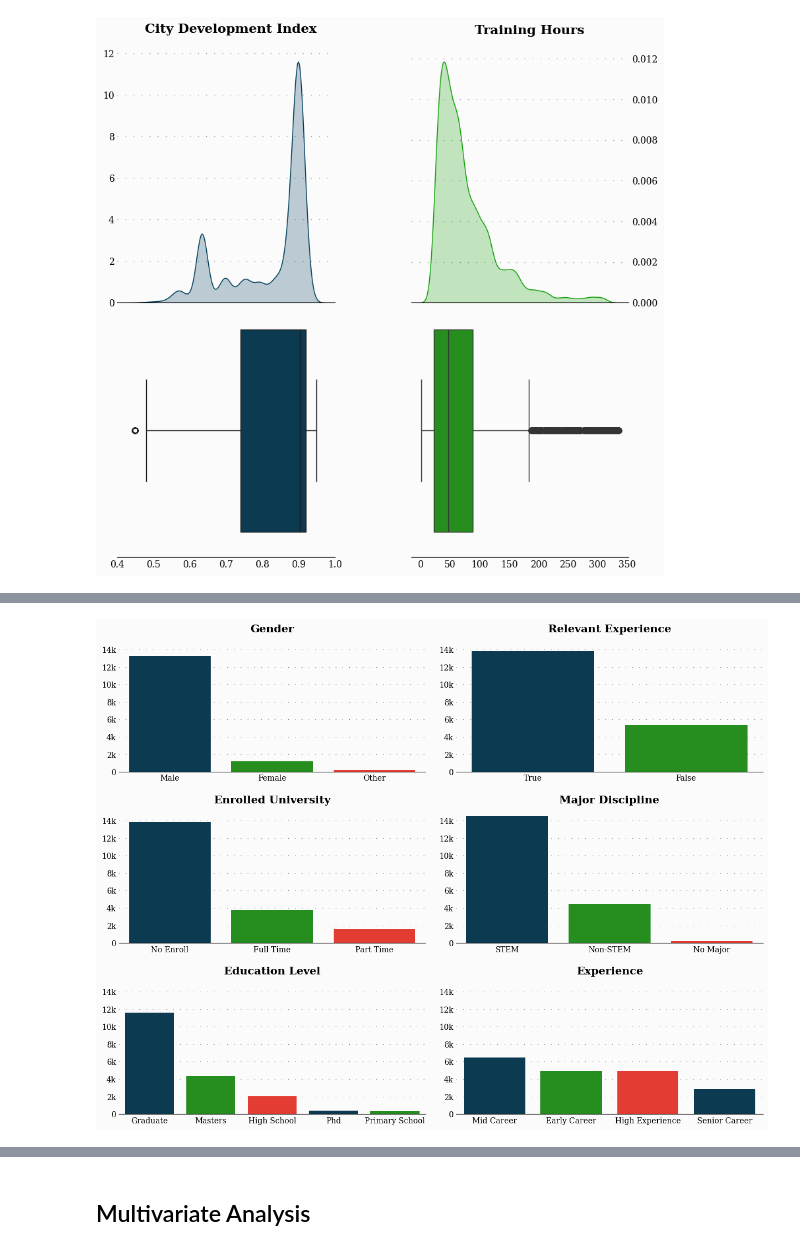
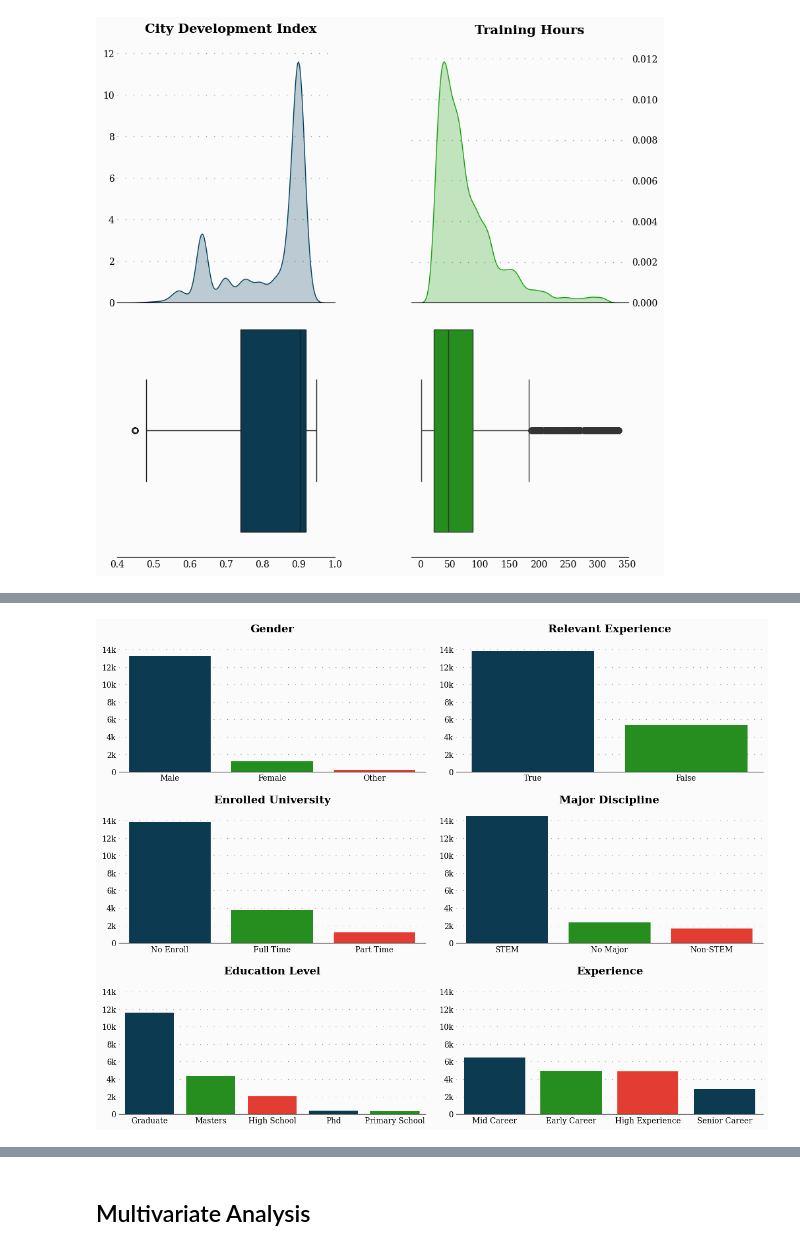
Before and after one commit to MN-Atthoriq/Data-Science-Project_HR-Analytics-Job-Change-of-Data-Scientist, a Jupyter notebook: 1_EDA.ipynb, the cells around one changed output, grey strips where cells are left out. Saved outputs shown, nothing was run; the diff lists cells and outputs as text; code cells hidden in the pictures.

```diff
--- a/1_EDA.ipynb
+++ b/1_EDA.ipynb
@@ -64,8 +73,8 @@ plt.rcParams['axes.axisbelow'] = True
 # Exploring the Data!
 # %%
 # read the data
-df_train = pd.read_csv('/content/drive/MyDrive/Finpro Rakamin/Data/aug_train.csv')
-df_test = pd.read_csv('/content/drive/MyDrive/Finpro Rakamin/Data/aug_test.csv')
+df_train = pd.read_csv(r'Data/aug_train.csv')
+df_test = pd.read_csv(r'Data/aug_test.csv')
 # %% [markdown]
 
 
@@ -459,13 +540,6 @@ Notes:
 # %%
 # make new categorical column to visualize, we don't check column that we don't use later
 cats2 = cats[2:].copy() # drop enrollee_id and city
-
-# create funcformatter for 1000 to 1k
-def thousands_formatter(x, pos):
-  if x < 1000:
-    return f'{int(x)}'
-  else:
-    return f'{int(x/1000)}k'
 
 # Count Plot for categorical columns
 fig = plt.figure(figsize=(15,11))
@@ -493,7 +567,8 @@ ax0.set_ylim(0,14500)
 # ax1 - Count Plot - Relevent Experience
 ax1.grid(color='gray', ls=':', axis='y', zorder=0, dashes=(1,10))
 ax1.text(0.5, 16000, 'Relevant Experience', size=14, weight='bold', horizontalalignment = 'center')
-df = df_train[cats2[1]].apply(lambda x: True if x == "Has relevent experience" else False)
+df = df_train[cats2[1]].apply(lambda x: True if x == "Has relevent experience"
+                              else np.nan if pd.isna(x) else False)
 sns.countplot(x=df, ax=ax1, palette=[blue,green,red], order=df.value_counts().index)
 
 ax1.yaxis.set_major_formatter(mtick.FuncFormatter(thousands_formatter))
@@ -506,7 +581,8 @@ ax1.set_ylim(0,14500)
 ax2.grid(color='gray', ls=':', axis='y', zorder=0, dashes=(1,10))
 ax2.text(1, 16000, 'Enrolled University', size=14, weight='bold', horizontalalignment = 'center')
 df = df_train[cats2[2]].apply(lambda x: "No Enroll" if x == "no_enrollment"
-                              else "Full Time" if x == "Full time course" else "Part Time")
+                              else "Full Time" if x == "Full time course"
+                              else np.nan if pd.isna(x) else "Part Time")
 sns.countplot(x=df, ax=ax2, palette=[blue,green,red], order=df.value_counts().index)
 
 ax2.yaxis.set_major_formatter(mtick.FuncFormatter(thousands_formatter))
@@ -514,11 +590,16 @@ ax2.set_ylabel('')
 ax2.set_xlabel('')
 ax2.set_ylim(0,14500)
 
-# ax3 - Count Plot - Education Level
+# ax3 - Count Plot - Major Discipline
 ax3.grid(color='gray', ls=':', axis='y', zorder=0, dashes=(1,10))
 ax3.text(1, 16000, 'Major Discipline', size=14, weight='bold', horizontalalignment = 'center')
-df = df_train[cats2[4]].apply(lambda x: "STEM" if x == "STEM"
-                              else "No Major" if x == "No Major" else "Non-STEM")
+df = df_train[cats2[3:5]]
+df[cats2[4]] = df_train[cats2[4]].apply(lambda x: "STEM" if x == "STEM"
+                              else "No Major" if x == "No Major"
+                              else np.nan if pd.isna(x) else "Non-STEM")
+df[cats2[4]] = np.where((df[cats2[3]].isin(['Graduate', 'Masters'])) & (df[cats2[4]] == 'No Major'), np.nan,
+                        np.where((df[cats2[3]].isin(['Primary School', 'High School'])) & (df[cats2[4]].isnull()),'No Major',df[cats2[4]]))
+df = df[cats2[4]]
 sns.countplot(x=df, ax=ax3, palette=[blue,green,red], order=df.value_counts().index)
 
 ax3.yaxis.set_major_formatter(mtick.FuncFormatter(thousands_formatter))
@@ -526,32 +607,32 @@ ax3.set_ylabel('')
 ax3.set_xlabel('')
 ax3.set_ylim(0,14500)
 # ax3.set_yticklabels([])
 
 # ax4 - Count Plot - Education Level
 ax4.grid(color='gray', ls=':', axis='y', zorder=0, dashes=(1,10))
 ax4.text(2, 16000, 'Education Level', size=14, weight='bold', horizontalalignment = 'center')
 sns.countplot(x=df_train[cats2[3]], ax=ax4, palette=[blue,green,red], order=df_train[cats2[3]].value_counts().index)
 
 ax4.yaxis.set_major_formatter(mtick.FuncFormatter(thousands_formatter))
 ax4.set_ylabel('')
 ax4.set_xlabel('')
 ax4.set_ylim(0,14500)
 
 # ax5 - Count Plot - Experience
 ax5.grid(color='gray', ls=':', axis='y', zorder=0, dashes=(1,10))
 ax5.text(1.5, 16000, 'Experience', size=14, weight='bold', horizontalalignment = 'center')
 df = df_train[cats2[5]].apply(lambda x: "Early Career" if x in ['<1','1','2','3','4']
                               else "Mid Career" if x in ['5','6','7','8','9','10']
                               else "Senior Career" if x in ['11','12','13','14','15']
-                              else "High Experience")
+                              else np.nan if pd.isna(x) else "High Experience")
 sns.countplot(x=df, ax=ax5, palette=[blue,green,red], order=df.value_counts().index)
 
 ax5.yaxis.set_major_formatter(mtick.FuncFormatter(thousands_formatter))
 ax5.set_ylabel('')
 ax5.set_xlabel('')
 ax5.set_ylim(0,14500)
 # ax5.set_yticklabels([])
 
 plt.show()
 # %% [output]
-[figure, old version]
+[figure, new version]
```
Also changed, not shown: parts of 38 cells of this notebook.
